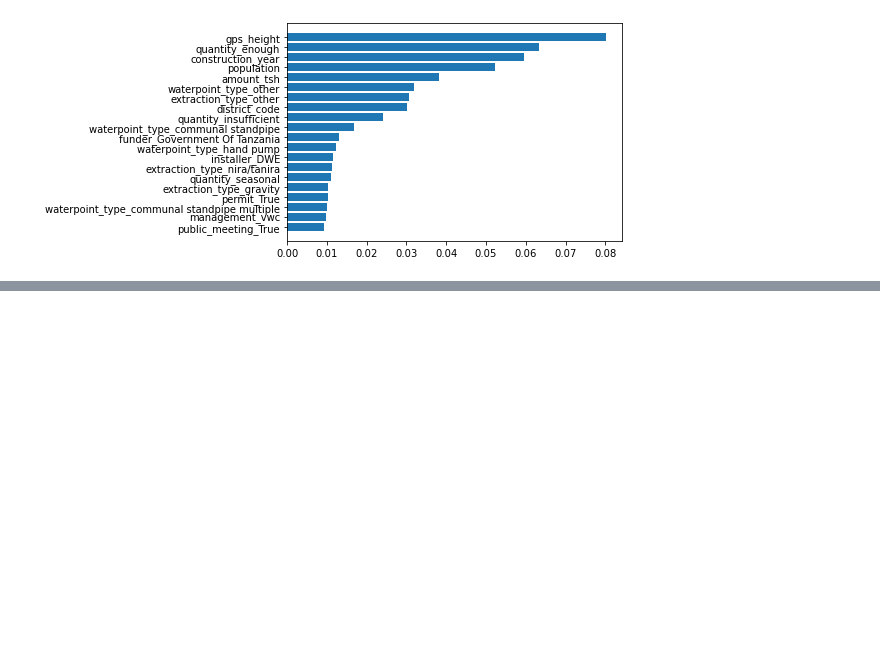
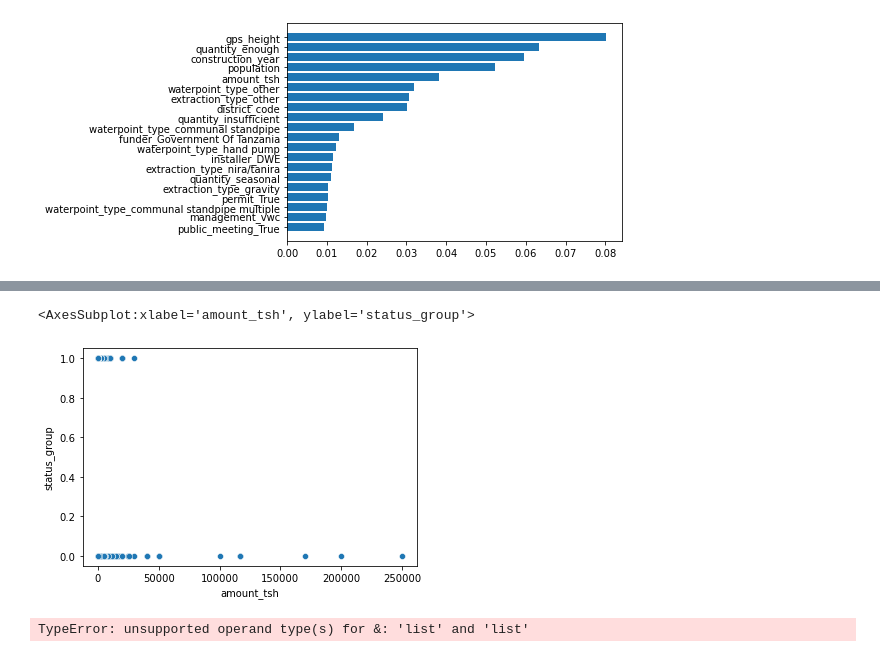
Before and after one commit to criolloprimero/Tanzanian-water-point-classification, a Jupyter notebook: water point classification .ipynb, the cells around one changed output, grey strips where cells are left out. Cells and saved outputs as stored; diff of their text form; code cells hidden in the pictures; blank space fills up the shorter version.

```diff
--- a/water point classification .ipynb
+++ b/water point classification .ipynb
@@ -628,0 +544,5 @@ plt.barh(scaled_data_train.columns[wat][-20:], last_random.feature_importances_[
+# %%
+sns.scatterplot(data=dummy_data,x='amount_tsh',y='status_group')
+# %% [output]
+<AxesSubplot:xlabel='amount_tsh', ylabel='status_group'>
+[figure, added]
@@ -628,0 +551,4 @@ plt.barh(scaled_data_train.columns[wat][-20:], last_random.feature_importances_[
+# %%
+dat[[dat=='functional'] & [dat<2000]].plot(kind='box')
+# %% [output]
+TypeError: unsupported operand type(s) for &: 'list' and 'list'
```
Also changed, not shown: parts of 16 cells of this notebook, 5 other files.
